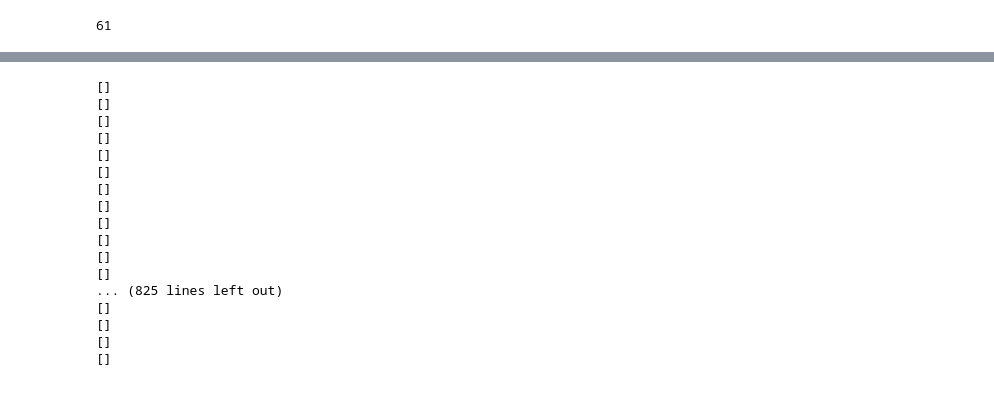
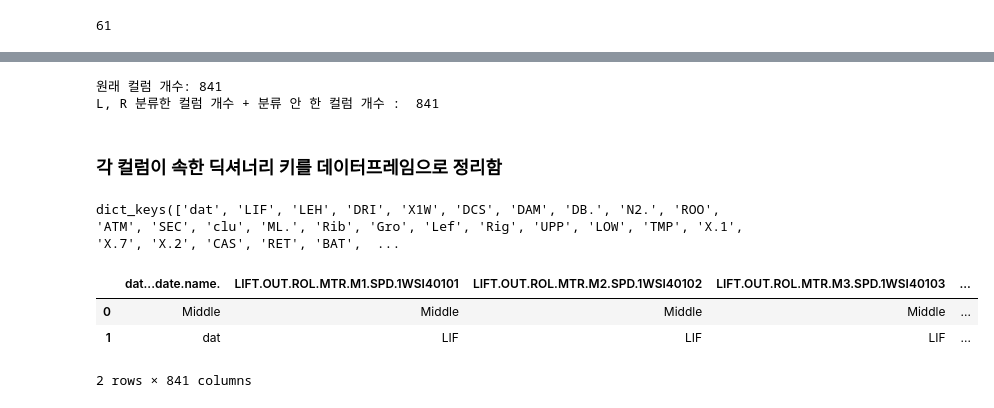
Before and after one commit to ammobam/Display_SensorData, a Jupyter notebook: 210731_데이터_탐색(4)컬럼_분류.ipynb, the cells around one changed output, grey strips where cells are left out. Drawn from its saved outputs; the diff is of its cells as text; code cells hidden in the pictures.

```diff
--- a/210731_데이터_탐색(4)컬럼_분류.ipynb
+++ b/210731_데이터_탐색(4)컬럼_분류.ipynb
@@ -116,27 +206,43 @@ finditer(pattern, string, flags=0)
+# %%
+# 컬럼 분류 개수 검증
+print("원래 컬럼 개수:", len(col))
+print("L, R 분류한 컬럼 개수 + 분류 안 한 컬럼 개수 : ", len(value_l_r_flatten) + count)
+# %% [output]
+원래 컬럼 개수: 841
+L, R 분류한 컬럼 개수 + 분류 안 한 컬럼 개수 :  841
+# %% [markdown]
+### 각 컬럼이 속한 딕셔너리 키를 데이터프레임으로 정리함
 # %%
-col_name_3
+col_name_3.keys()
+# %% [output]
+dict_keys(['dat', 'LIF', 'LEH', 'DRI', 'X1W', 'DCS', 'DAM', 'DB.', 'N2.', 'ROO', 'ATM', 'SEC', 'clu', 'ML.', 'Rib', 'Gro', 'Lef', 'Rig', 'UPP', 'LOW', 'TMP', 'X.1', 'X.7', 'X.2', 'CAS', 'RET', 'BAT',  ...
-# %%
-for key in col_name_3:
-    for i in range(len(col_name_3[key])):
-        # 글자에 '.r.'가 들어가면 출력
-        # re.메서드라서 .이 메타문자가 아닌 문자로 읽히려면 \. 로 작성해야 함
-        st = [m.start() for m in re.finditer('\.r\.', str(col_name_3[key][i].lower()))]
-        print(st)
-# %% [output]
-[]
-[]
-[]
-[]
-[]
-[]
-[]
-[]
-[]
-[]
-[]
-[]
-... (825 lines left out)
-[]
-[]
-[]
-[]
+# %%
+# 각 컬럼이 속한 딕셔너리 키를 데이터프레임으로 정리함
+
+# Left, Right, Center
+df_col = pd.DataFrame(columns = df_origin.columns)
+for key, val in dict_l_r.items():
+    #print(val)
+    for c in val:
+        #print(c)
+        df_col[c] = [key]
+# 분류 안 된 컬럼은 NaN값으로 표시됨
+# Middle로 분류하자. - Center는 이름에 확실히 LR이 모두 표시되어 있음
+df_col.fillna('Middle', inplace=True)
+df_col
+
+
+# 컬럼이름 3글자 분류
+df_ = pd.DataFrame()
+for key, val in col_name_3.items():
+    for v in val:
+        df_[v] = [key]
+
+# 두 컬럼 합치기
+df_col_key = pd.concat([df_col, df_], ignore_index=True)
+df_col_key
+# %% [output]
+|  | dat...date.name. | LIFT.OUT.ROL.MTR.M1.SPD.1WSI40101 | LIFT.OUT.ROL.MTR.M2.SPD.1WSI40102 | LIFT.OUT.ROL.MTR.M3.SPD.1WSI40103 | ... |
+| 0 | Middle | Middle | Middle | Middle | ... |
+| 1 | dat | LIF | LIF | LIF | ... |
+2 rows × 841 columns
```
Also changed, not shown: parts of 30 cells of this notebook.
